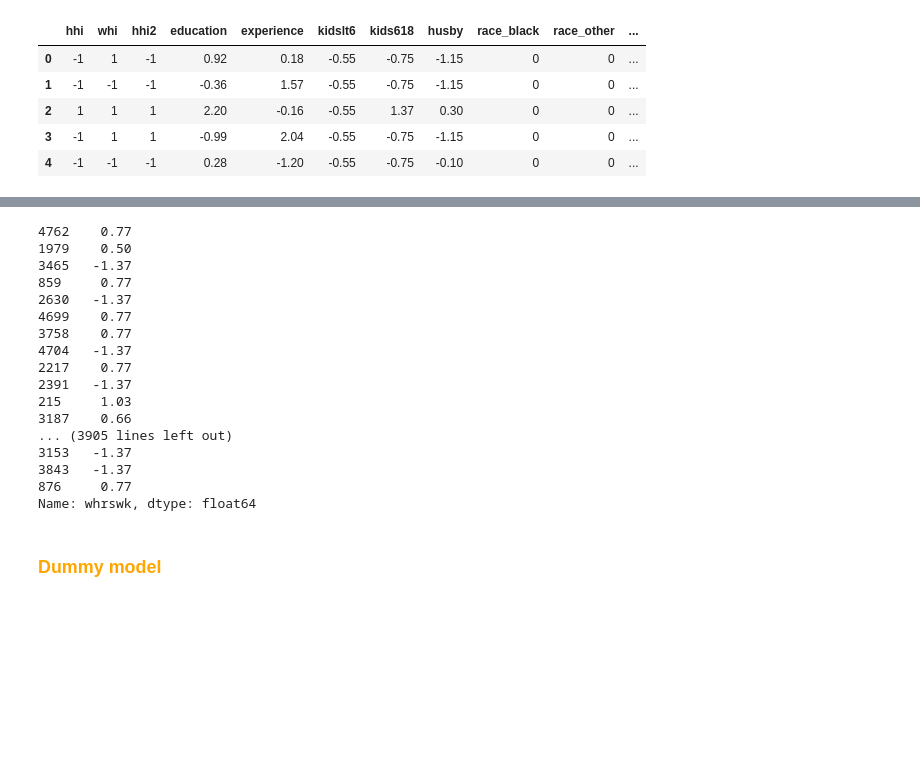
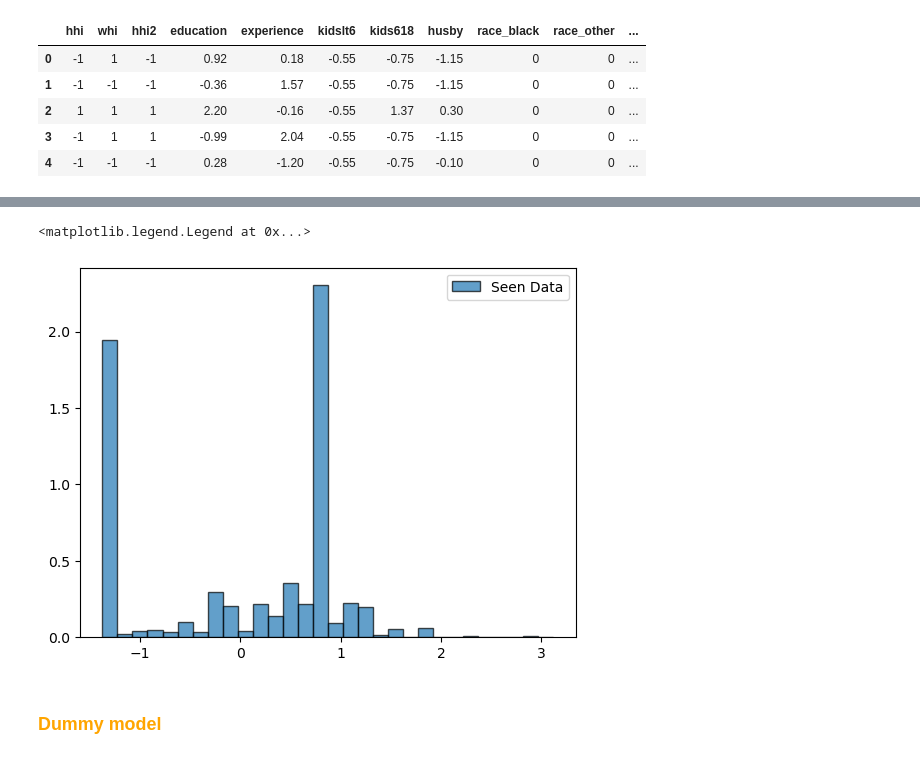
Before and after one commit to Yan-Tavares/ML_Projects, a Jupyter notebook: Final Project/Yan_code.ipynb, the cells around one changed output, grey strips where cells are left out. Saved outputs shown, nothing was run; the diff lists cells and outputs as text; code cells hidden in the pictures; blank space fills up the shorter version.

```diff
--- a/Final Project/Yan_code.ipynb
+++ b/Final Project/Yan_code.ipynb
@@ -263,33 +324,19 @@ Number of outliers: 100
 # %%
 from sklearn.model_selection import train_test_split
 
-X = df_filtered.iloc[:, 1:]
-Y = df_filtered.iloc[:, 0]
+X_seen = df_filtered.iloc[:, 1:]
+Y_seen = df_filtered.iloc[:, 0]
 
+X_unseen = df_unseen.iloc[:, 1:]
+Y_unseen = df_unseen.iloc[:, 0]
 
-
-X_seen, X_unseen, Y_seen, Y_unseen = train_test_split(X, Y, test_size=0.2, random_state=42)
 X_autograder = df_autograder_scaled
 
-print(Y_seen)
+plt.hist(Y_seen, bins=30, edgecolor='k', alpha=0.7, density=True, label='Seen Data')
+plt.legend()
 # %% [output]
-4762    0.77
-1979    0.50
-3465   -1.37
-859     0.77
-2630   -1.37
-4699    0.77
-3758    0.77
-4704   -1.37
-2217    0.77
-2391   -1.37
-215     1.03
-3187    0.66
-... (3905 lines left out)
-3153   -1.37
-3843   -1.37
-876     0.77
-Name: whrswk, dtype: float64
+<matplotlib.legend.Legend at 0x...>
+[figure, added]
 # %% [markdown]
 ### <font color="orange">  **Dummy model** </font>
 # %%
```
Also changed, not shown: parts of 20 cells of this notebook, 2 other files.
